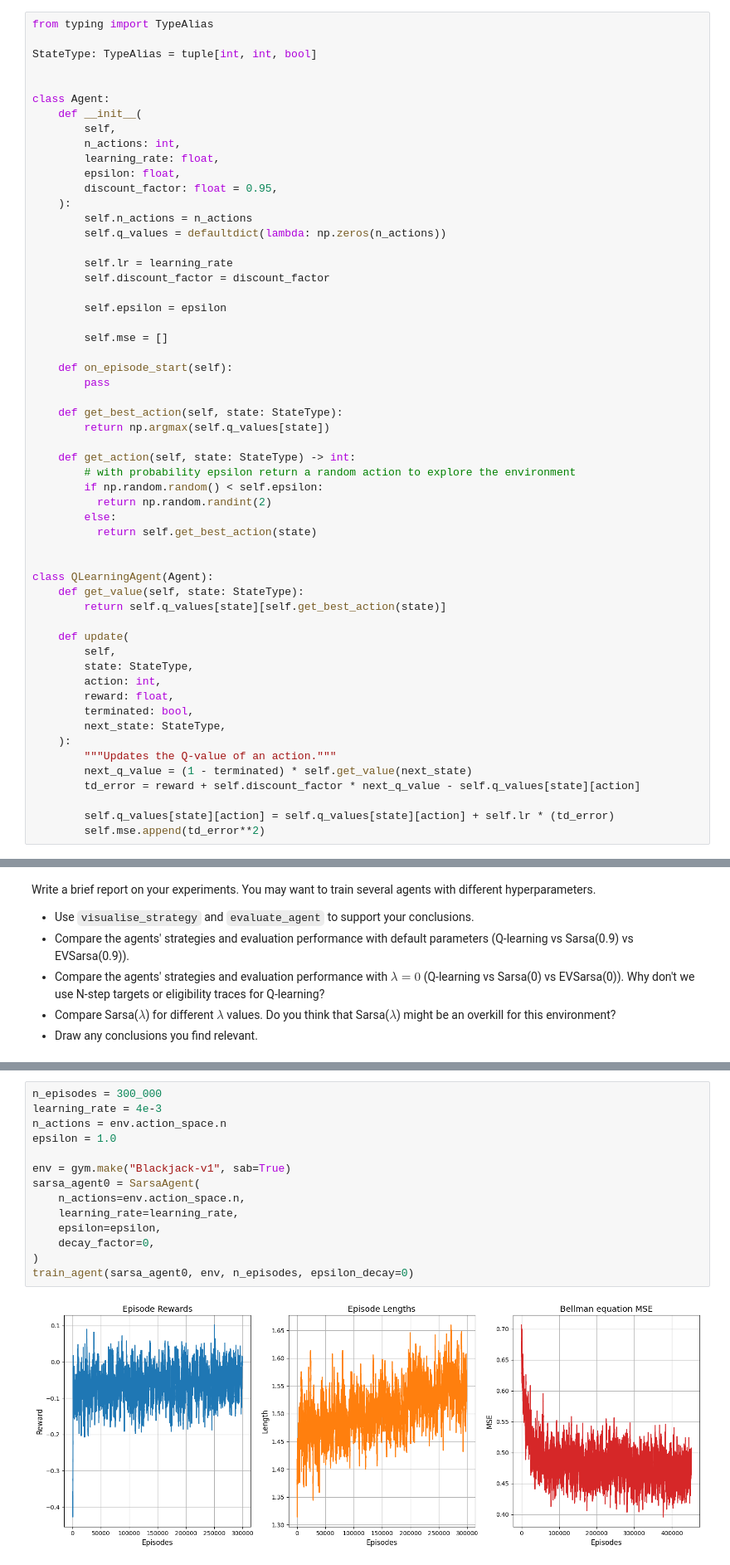
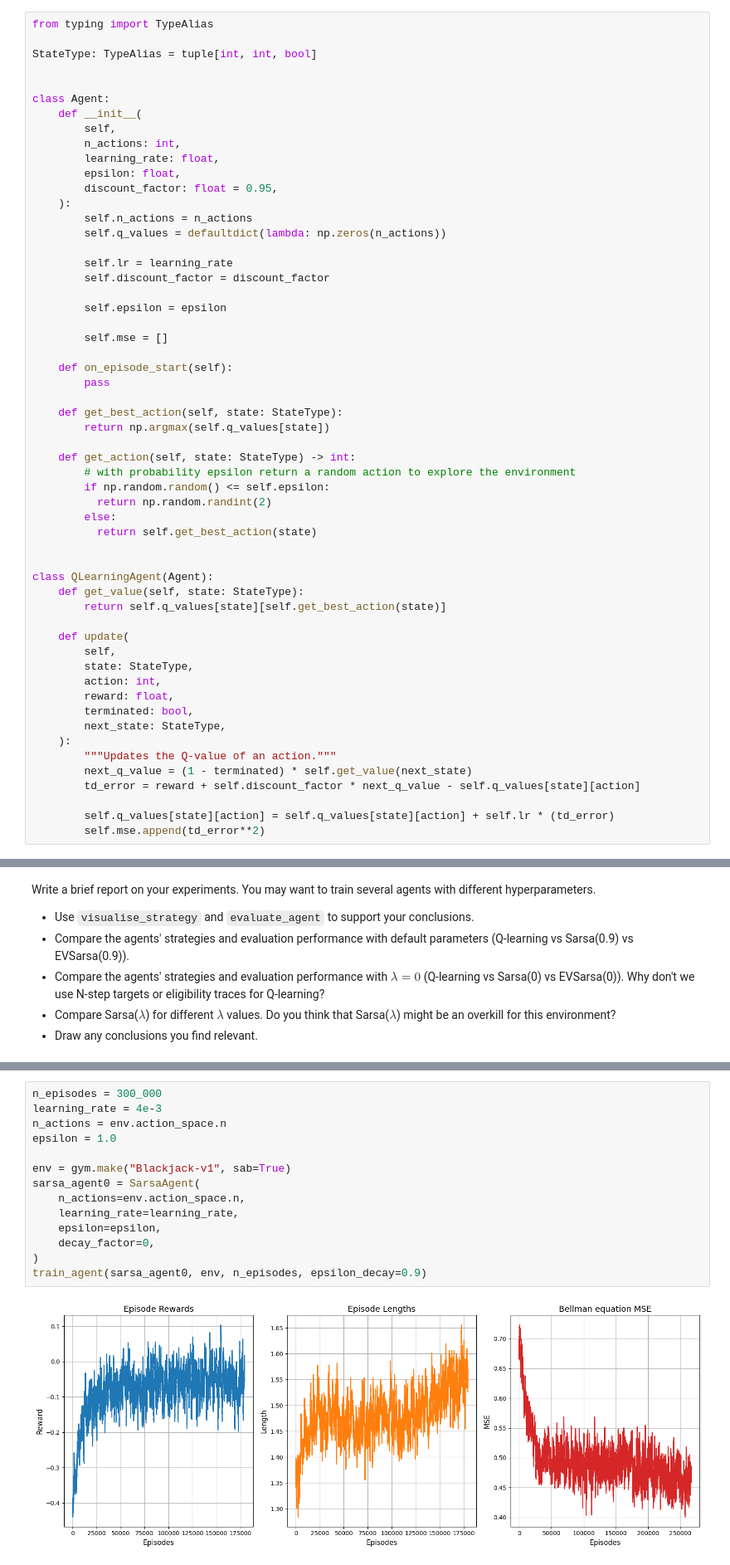
Before and after one commit to MoiseevRoman/RL-course, a Jupyter notebook: hw2/advanced_tabular_rl.ipynb, the cells around one changed output, grey strips where cells are left out. Shown at 83% size. Saved outputs shown, nothing was run; the diff lists cells and outputs as text.

```diff
--- a/hw2/advanced_tabular_rl.ipynb
+++ b/hw2/advanced_tabular_rl.ipynb
@@ -110,7 +110,7 @@ class Agent:
 
     def get_action(self, state: StateType) -> int:
         # with probability epsilon return a random action to explore the environment
-        if np.random.random() < self.epsilon:
+        if np.random.random() <= self.epsilon:
           return np.random.randint(2)
         else:
           return self.get_best_action(state)
@@ -285,16 +300,16 @@ evaluate_agent(env, expected_sarsa_agent)
 # %%
 n_episodes = 300_000
 learning_rate = 4e-3
 n_actions = env.action_space.n
 epsilon = 1.0
 
 env = gym.make("Blackjack-v1", sab=True)
 sarsa_agent0 = SarsaAgent(
     n_actions=env.action_space.n,
     learning_rate=learning_rate,
     epsilon=epsilon,
     decay_factor=0,
 )
-train_agent(sarsa_agent0, env, n_episodes, epsilon_decay=0)
+train_agent(sarsa_agent0, env, n_episodes, epsilon_decay=0.9)
 # %% [output]
-[figure, old version]
+[figure, new version]
```
Also changed, not shown: parts of 30 cells of this notebook.
